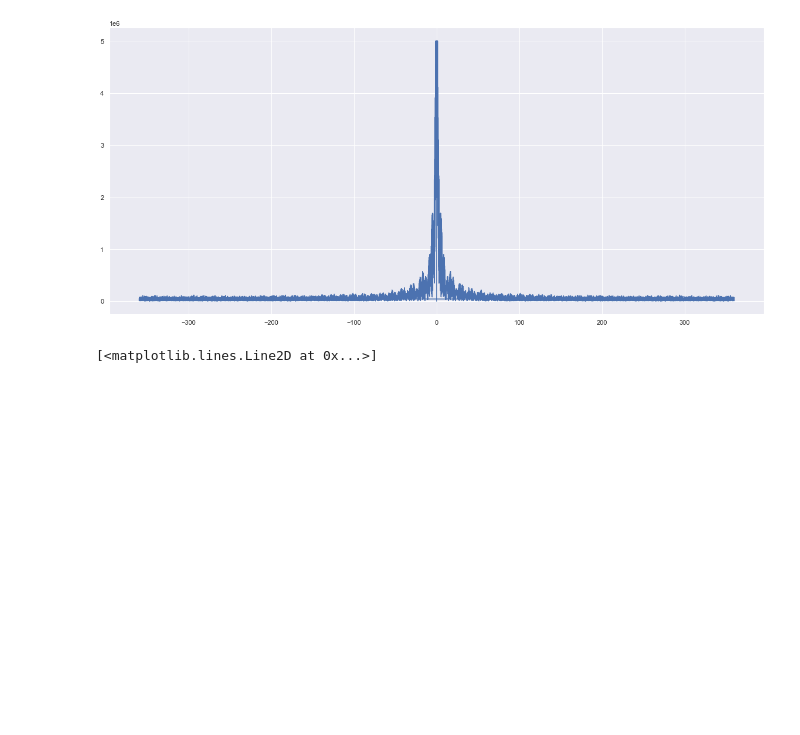
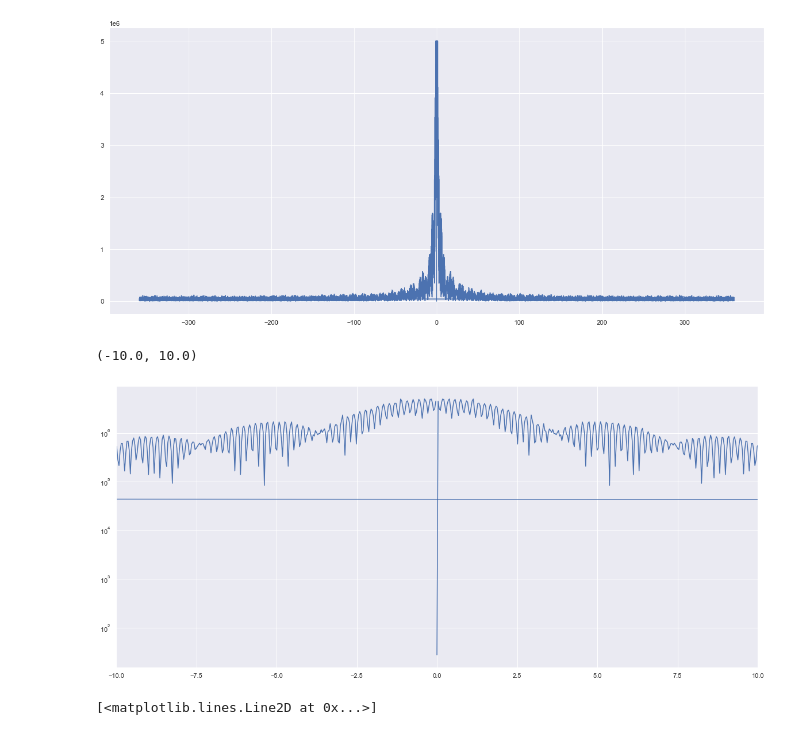
Before and after one commit to jdowzell/Thesis, a Jupyter notebook: 20210426 - FTT Pipeline.ipynb, the cells around one changed output. Saved outputs shown, nothing was run; the diff lists cells and outputs as text; code cells hidden in the pictures; blank space fills up the shorter version.

```diff
--- a/20210426 - FTT Pipeline.ipynb
+++ b/20210426 - FTT Pipeline.ipynb
@@ -166,13 +175,19 @@ def FTTPipeline(x,y):
     # DO THE THING
     F=np.fft.fftfreq(len(y),delta_d)
     plt.plot(F,powSpectrum)
-    return(F,powSpectrum)
+    return(F,powSpectrum,delta_d)
 # %%
 x,y,f,o,s,_,_ = DrawLC(10279)
-xn, yn = FTTPipeline(x,y)
+xn, yn, delta_d = FTTPipeline(x,y)
 #plt.xlim(0,10)
 # %% [output]
 [figure]
+# %%
+plt.semilogy(xn,yn)
+plt.xlim([-10,10])
+# %% [output]
+(-10.0, 10.0)
+[figure, added]
 # %%
 TMP = np.correlate(y-np.mean(y),y-np.mean(y),mode='full')
 plt.semilogy(np.arange(len(y)-1)*delta_d,TMP[len(y):])
```
Also changed, not shown: parts of 6 cells of this notebook, 16 other files.
